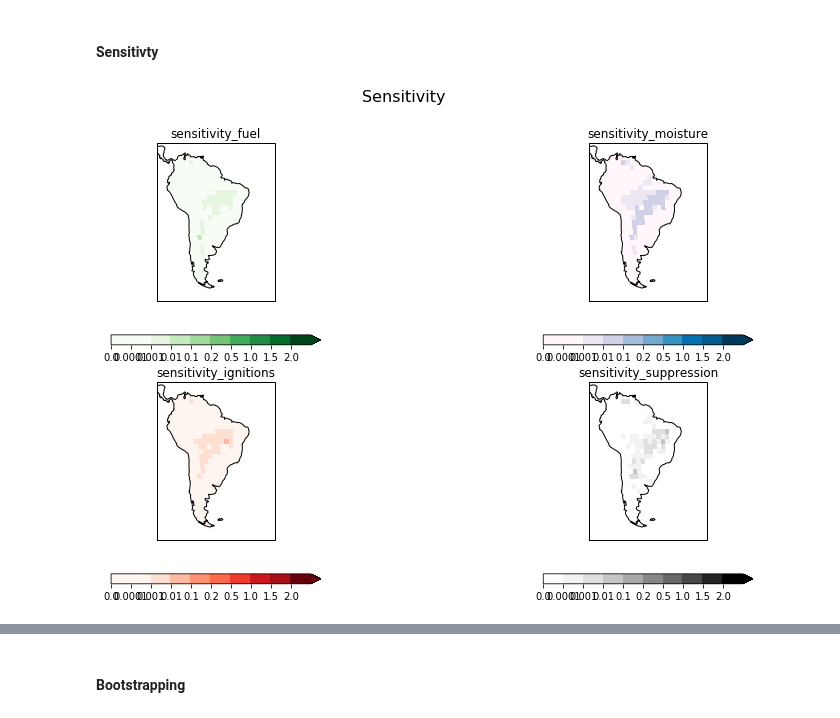
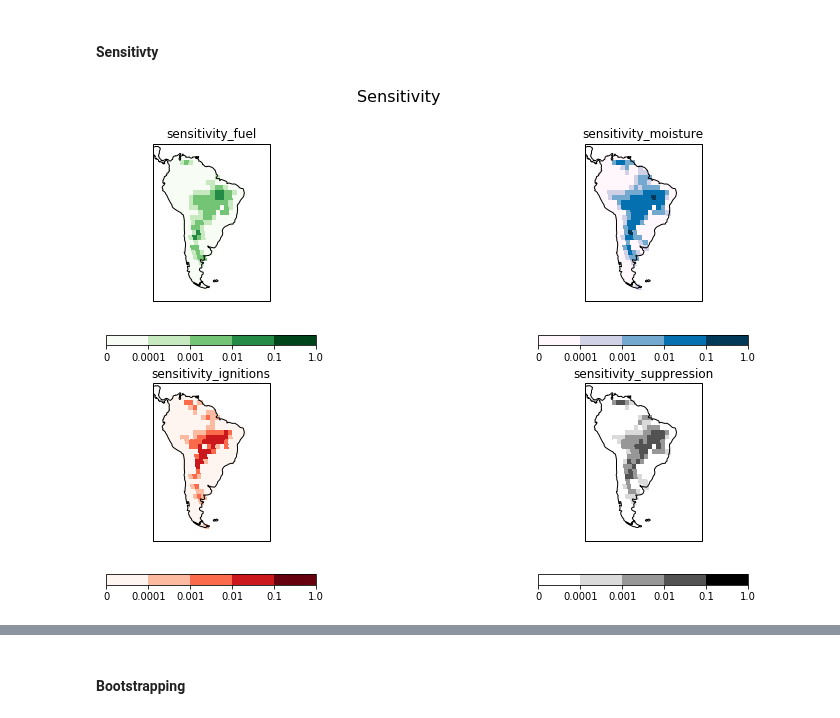
Before and after one commit to douglask3/amazon_fires, a Jupyter notebook: optimise_run_model/make_model_output.ipynb, the cells around one changed output, grey strips where cells are left out. Saved outputs shown, nothing was run; the diff lists cells and outputs as text; code cells hidden in the pictures.

```diff
--- a/optimise_run_model/make_model_output.ipynb
+++ b/optimise_run_model/make_model_output.ipynb
@@ -578,16 +536,14 @@ plot_fire_month('2019 Fire Season - ', mnths = np.array([6, 7, 8]) + 12 * 17)
 # %%
 levels = [0, 0.01, 0.1, 0.2, 0.4, 0.6, 0.8, 0.9, 0.99, 1.0]
 def plot_fire_month(**kw):
-    for  model, variable in zip(models, variables):
-        plt.figure(figsize = (10, 7.5))
-        plotModComponet(model.standard_fuel, 1, cmap = cmap_fuel, levels = levels, **kw)
-        plotModComponet(model.standard_moisture, 2, cmap = cmap_moisture, levels = levels, **kw)
-        plotModComponet(model.standard_ignitions, 3, cmap = cmap_ignitions, levels = levels, **kw)
-        plotModComponet(model.standard_suppression, 4, cmap = cmap_suppression, levels = levels, **kw)
-        plt.suptitle('Standard Limitation - ' + variable, fontsize=16)
-        plt.subplots_adjust(top=0.88)
-        if fig:
-            plt.savefig(dir_fig + 'standard_limitation.png')
+
+    plt.figure(figsize = (10, 7.5))
+    plotModComponet(model.standard_fuel, 1, cmap = cmap_fuel, levels = levels, **kw)
+    plotModComponet(model.standard_moisture, 2, cmap = cmap_moisture, levels = levels, **kw)
+    plotModComponet(model.standard_ignitions, 3, cmap = cmap_ignitions, levels = levels, **kw)
+    plotModComponet(model.standard_suppression, 4, cmap = cmap_suppression, levels = levels, **kw)
+    plt.suptitle('Standard Limitation - ', fontsize=16)
+    plt.subplots_adjust(top=0.88)
 
 plot_fire_month()
 # %% [output]
@@ -626,26 +580,24 @@ plot_fire_month(mnths = fire_Season)
 # %% [markdown]
 #### Sensitivty
 # %%
+levels = [0, 0.0001, 0.001, 0.01, 0.1, 1.0]
 def plot_fire_month(**kw):
-    for model, variable, levels, scale in zip(models, variables, levels_var, scales):
-        plt.figure(figsize = (10, 7.5))
-        levels = np.array(levels)/10.0
-        plotModComponet(model.sensitivity_fuel(), 1, scale = scale, levels = levels,
-                        cmap = cmap_fuel, extend = 'max')
-        plotModComponet(model.sensitivity_moisture(), 2, scale = scale, levels = levels,
-                        cmap = cmap_moisture, extend = 'max')
-        plotModComponet(model.sensitivity_ignitions(), 3, scale = scale, levels = levels,
-                        cmap = cmap_ignitions, extend = 'max')
-        plotModComponet(model.sensitivity_suppression(), 4, scale = scale, levels = levels,
-                        cmap = "Greys", extend = 'max')
-        plt.suptitle('Sensitivity', fontsize=16)
-        plt.subplots_adjust(top=0.88)
-        if fig:
-            plt.savefig(dir_fig + 'sensitivity.png')
+    plt.figure(figsize = (10, 7.5))
+
+    plotModComponet(model.sensitivity_fuel(), 1, levels = levels,
+                    cmap = cmap_fuel)
+    plotModComponet(model.sensitivity_moisture(), 2, levels = levels,
+                    cmap = cmap_moisture)
+    plotModComponet(model.sensitivity_ignitions(), 3, levels = levels,
+                    cmap = cmap_ignitions)
+    plotModComponet(model.sensitivity_suppression(), 4, levels = levels,
+                    cmap = "Greys")
+    plt.suptitle('Sensitivity', fontsize=16)
+    plt.subplots_adjust(top=0.88)
 
 plot_fire_month()
 # %% [output]
-[figure, old version]
+[figure, new version]
 # %%
 plot_fire_month(mnth = fire_Season)
 # %% [output]
```
Also changed, not shown: parts of 28 cells of this notebook.
